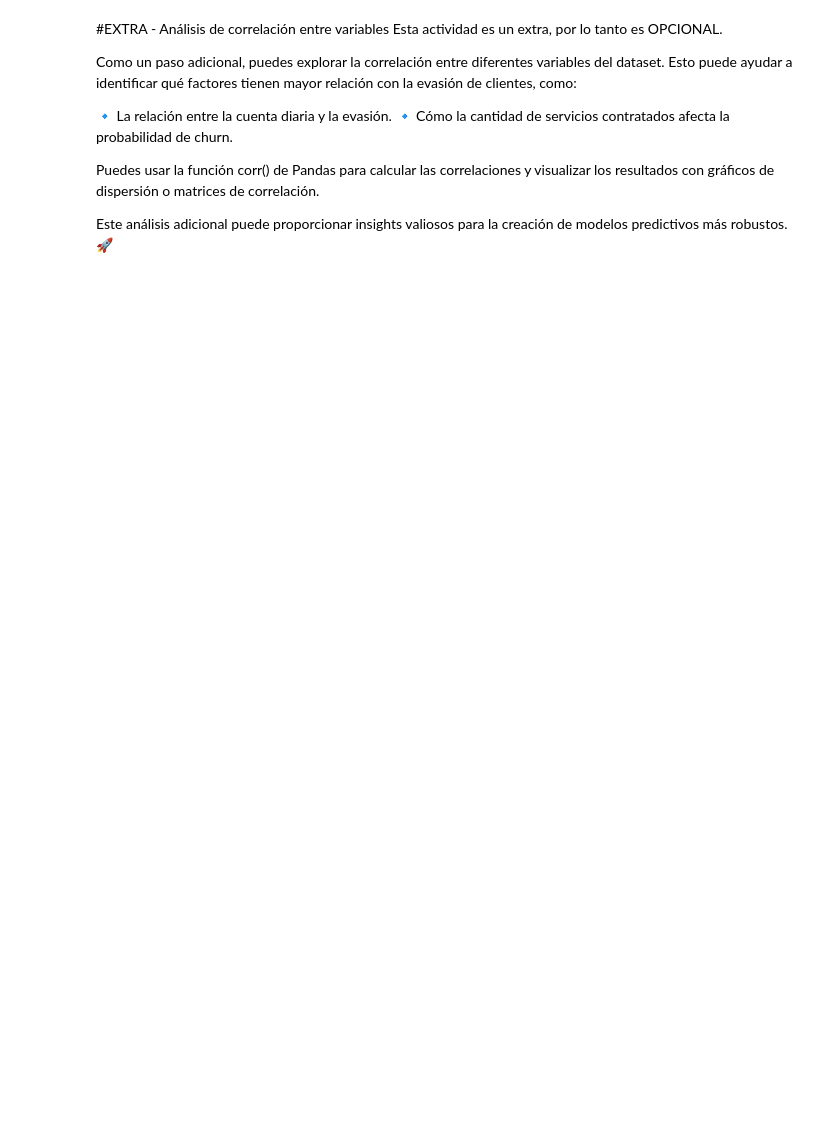
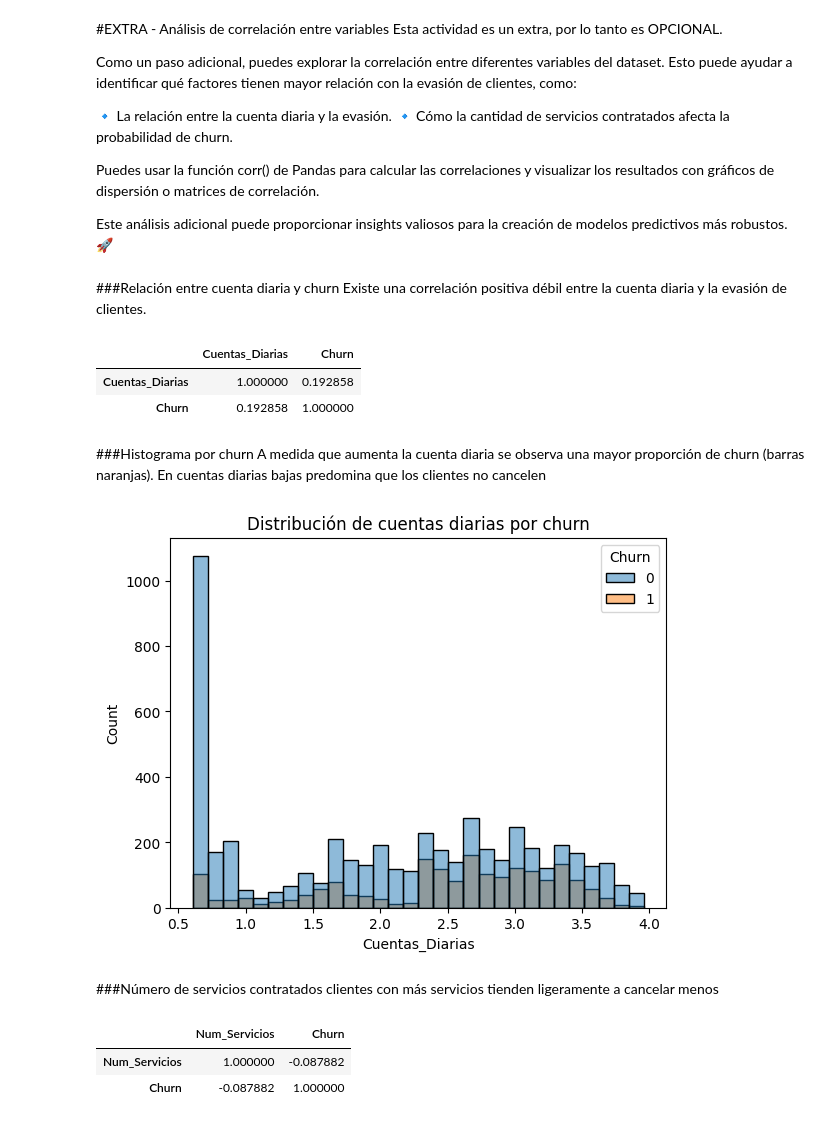
Before and after one commit to Raziedmar/telecomx-latam, a Jupyter notebook: TelecomX_LATAM.ipynb, the cells around one changed output. Drawn from its saved outputs; the diff is of its cells as text; code cells hidden in the pictures; blank space fills up the shorter version.

```diff
--- a/TelecomX_LATAM.ipynb
+++ b/TelecomX_LATAM.ipynb
@@ -461,3 +491,31 @@ Como un paso adicional, puedes explorar la correlación entre diferentes variabl
 Puedes usar la función corr() de Pandas para calcular las correlaciones y visualizar los resultados con gráficos de dispersión o matrices de correlación.
 
 Este análisis adicional puede proporcionar insights valiosos para la creación de modelos predictivos más robustos. 🚀
+# %% [markdown]
+###Relación entre cuenta diaria y churn
+Existe una correlación positiva débil entre la cuenta diaria y la evasión de clientes.
+# %%
+df[["Cuentas_Diarias", "Churn"]].corr()
+# %% [output]
+|  | Cuentas_Diarias | Churn |
+| Cuentas_Diarias | 1.000000 | 0.192858 |
+| Churn | 0.192858 | 1.000000 |
+# %% [markdown]
+###Histograma por churn
+A medida que aumenta la cuenta diaria se observa una mayor proporción de churn (barras naranjas). En cuentas diarias bajas predomina que los clientes no cancelen
+# %%
+sns.histplot(
+    data=df,
+    x="Cuentas_Diarias",
+    hue="Churn",
+    bins=30
+)
+
+plt.title("Distribución de cuentas diarias por churn")
+
+plt.show()
+# %% [output]
+[figure, added]
+# %% [markdown]
+###Número de servicios contratados
+clientes con más servicios tienden ligeramente a cancelar menos
@@ -463,0 +533,6 @@ Este análisis adicional puede proporcionar insights valiosos para la creación
+# %%
+df[["Num_Servicios", "Churn"]].corr()
+# %% [output]
+|  | Num_Servicios | Churn |
+| Num_Servicios | 1.000000 | -0.087882 |
+| Churn | -0.087882 | 1.000000 |
```
Also changed, not shown: parts of 11 cells of this notebook.
